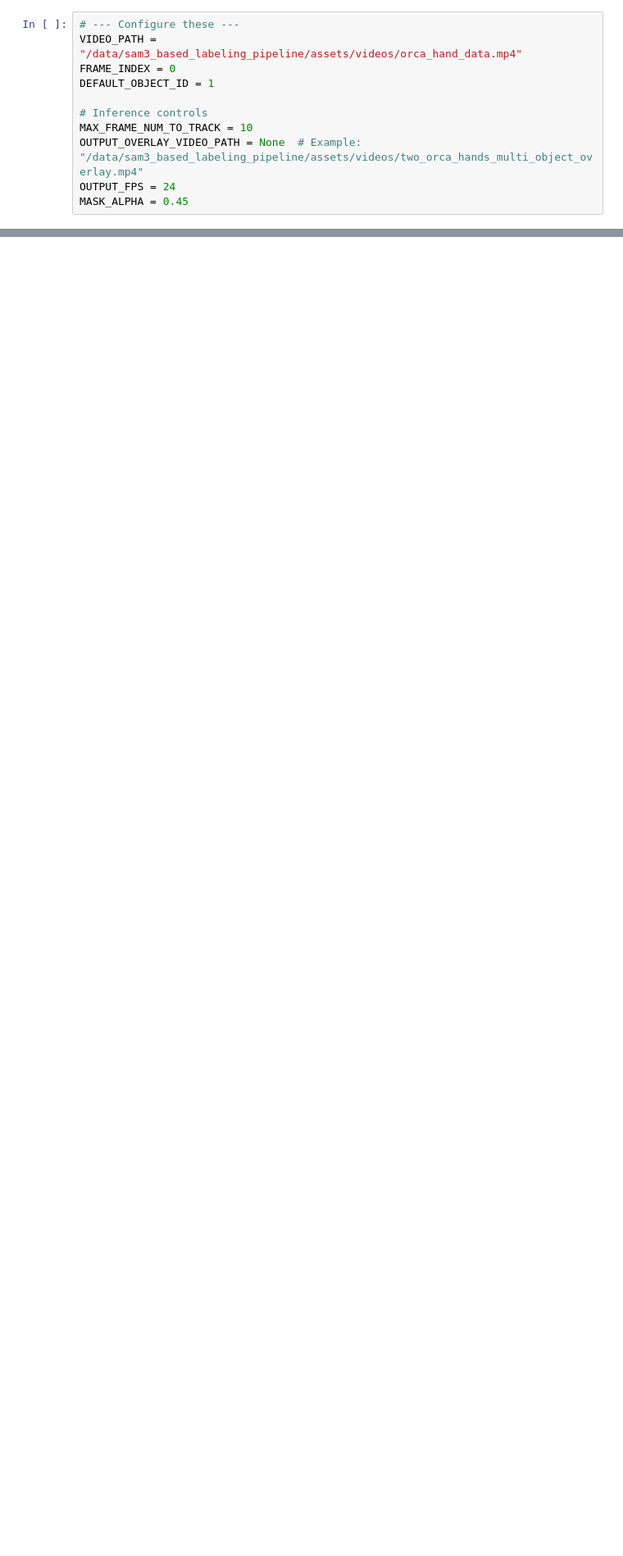
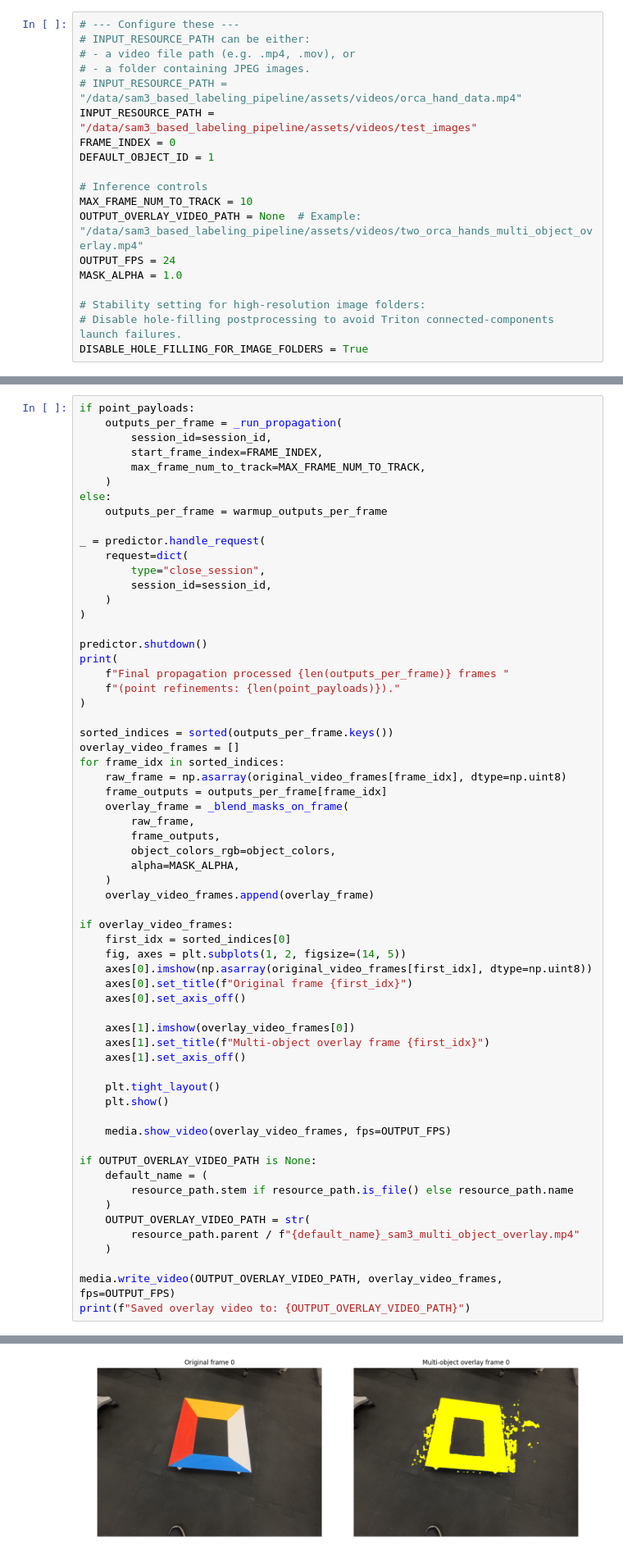
Before and after one commit to riccardofeingold/sam3_based_labeling_pipeline, a Jupyter notebook: examples/sam3_video_multi_prompt_selector.ipynb, the cells around one changed output, grey strips where cells are left out. Shown at 82% size. Cells and saved outputs as stored; diff of their text form; blank space fills up the shorter version.

```diff
--- a/examples/sam3_video_multi_prompt_selector.ipynb
+++ b/examples/sam3_video_multi_prompt_selector.ipynb
@@ -40,7 +48,11 @@ import torch
 from sam3.model_builder import build_sam3_video_predictor
 # %%
 # --- Configure these ---
-VIDEO_PATH = "/data/sam3_based_labeling_pipeline/assets/videos/orca_hand_data.mp4"
+# INPUT_RESOURCE_PATH can be either:
+# - a video file path (e.g. .mp4, .mov), or
+# - a folder containing JPEG images.
+# INPUT_RESOURCE_PATH = "/data/sam3_based_labeling_pipeline/assets/videos/orca_hand_data.mp4"
+INPUT_RESOURCE_PATH = "/data/sam3_based_labeling_pipeline/assets/videos/test_images"
 FRAME_INDEX = 0
 DEFAULT_OBJECT_ID = 1
 
@@ -48,5 +60,9 @@ DEFAULT_OBJECT_ID = 1
 MAX_FRAME_NUM_TO_TRACK = 10
 OUTPUT_OVERLAY_VIDEO_PATH = None  # Example: "/data/sam3_based_labeling_pipeline/assets/videos/two_orca_hands_multi_object_overlay.mp4"
 OUTPUT_FPS = 24
-MASK_ALPHA = 0.45
+MASK_ALPHA = 1.0
+
+# Stability setting for high-resolution image folders:
+# Disable hole-filling postprocessing to avoid Triton connected-components launch failures.
+DISABLE_HOLE_FILLING_FOR_IMAGE_FOLDERS = True
 # %%
@@ -697,0 +748,63 @@ Saved overlay video to: /data/sam3_based_labeling_pipeline/assets/videos/orca_ha
+# %%
+if point_payloads:
+    outputs_per_frame = _run_propagation(
+        session_id=session_id,
+        start_frame_index=FRAME_INDEX,
+        max_frame_num_to_track=MAX_FRAME_NUM_TO_TRACK,
+    )
+else:
+    outputs_per_frame = warmup_outputs_per_frame
+
+_ = predictor.handle_request(
+    request=dict(
+        type="close_session",
+        session_id=session_id,
+    )
+)
+
+predictor.shutdown()
+print(
+    f"Final propagation processed {len(outputs_per_frame)} frames "
+    f"(point refinements: {len(point_payloads)})."
+)
+
+sorted_indices = sorted(outputs_per_frame.keys())
+overlay_video_frames = []
+for frame_idx in sorted_indices:
+    raw_frame = np.asarray(original_video_frames[frame_idx], dtype=np.uint8)
+    frame_outputs = outputs_per_frame[frame_idx]
+    overlay_frame = _blend_masks_on_frame(
+        raw_frame,
+        frame_outputs,
+        object_colors_rgb=object_colors,
+        alpha=MASK_ALPHA,
+    )
+    overlay_video_frames.append(overlay_frame)
+
+if overlay_video_frames:
+    first_idx = sorted_indices[0]
+    fig, axes = plt.subplots(1, 2, figsize=(14, 5))
+    axes[0].imshow(np.asarray(original_video_frames[first_idx], dtype=np.uint8))
+    axes[0].set_title(f"Original frame {first_idx}")
+    axes[0].set_axis_off()
+
+    axes[1].imshow(overlay_video_frames[0])
+    axes[1].set_title(f"Multi-object overlay frame {first_idx}")
+    axes[1].set_axis_off()
+
+    plt.tight_layout()
+    plt.show()
+
+    media.show_video(overlay_video_frames, fps=OUTPUT_FPS)
+
+if OUTPUT_OVERLAY_VIDEO_PATH is None:
+    default_name = (
+        resource_path.stem if resource_path.is_file() else resource_path.name
+    )
+    OUTPUT_OVERLAY_VIDEO_PATH = str(
+        resource_path.parent / f"{default_name}_sam3_multi_object_overlay.mp4"
+    )
+
+media.write_video(OUTPUT_OVERLAY_VIDEO_PATH, overlay_video_frames, fps=OUTPUT_FPS)
+print(f"Saved overlay video to: {OUTPUT_OVERLAY_VIDEO_PATH}")
+# %% [output]
@@ -697,0 +813 @@ Saved overlay video to: /data/sam3_based_labeling_pipeline/assets/videos/orca_ha
+[figure, added]
```
Also changed, not shown: parts of 7 cells of this notebook, 2 other files.
